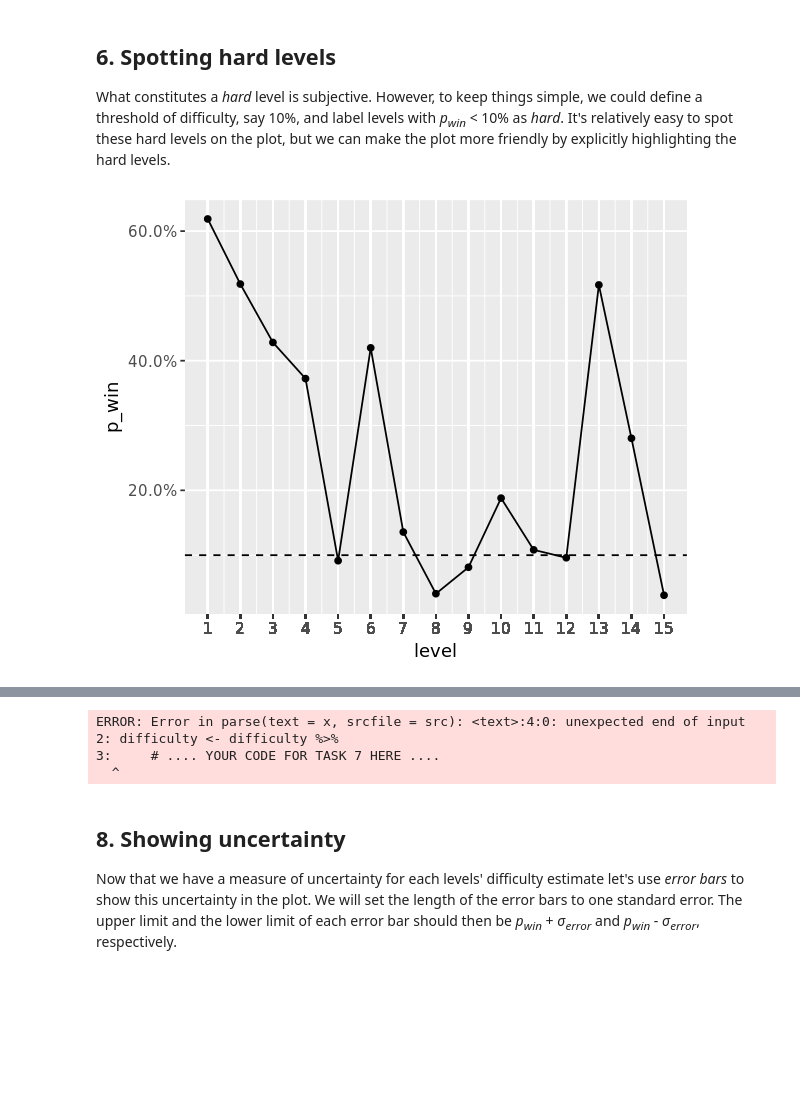
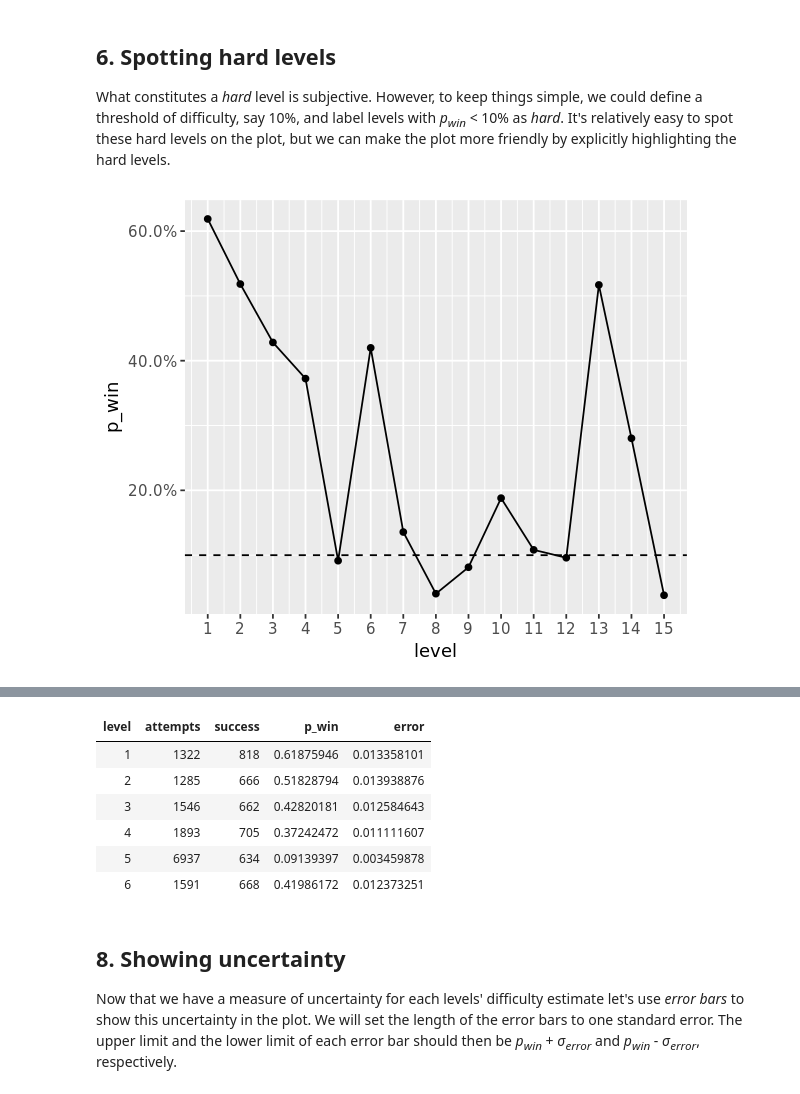
Before and after one commit to skhiearth/Level-Difficulty-in-Candy-Crush-Saga, a Jupyter notebook: notebook.ipynb, the cells around one changed output, grey strips where cells are left out. Drawn from its saved outputs; the diff is of its cells as text; code cells hidden in the pictures; blank space fills up the shorter version.

```diff
--- a/notebook.ipynb
+++ b/notebook.ipynb
@@ -70,7 +70,7 @@ range(data$dt)
 <p>Now, let's compute the difficulty <em>p<sub>win</sub></em> separately for each of the 15 levels.</p>
 # %%
 # Calculating level difficulty
-difficulty <- data%>%group_by(level)%>%summarize(total_attempts = sum(num_attempts), total_success = sum(num_success)) %>% mutate (p_win = total_success / total_attempts)
+difficulty <- data%>%group_by(level)%>%summarize(attempts = sum(num_attempts), success = sum(num_success)) %>% mutate (p_win = success / attempts)
 
 # Printing out the level difficulty
 head(difficulty)
@@ -89,5 +89,7 @@ head(difficulty)
 <p>Now that we have the difficulty of the episode we should plot it. Let's plot a line graph with the levels on the X-axis and the difficulty (<em>p<sub>win</sub></em>) on the Y-axis. We call this plot the <em>difficulty profile</em> of the episode.</p>
 # %%
 # Plotting the level difficulty profile
-ggplot(difficulty, aes(level, p_win)) + geom_line() + scale_x_continuous(breaks = data$level) + scale_y_continuous(labels = scales::percent)
+plot <- ggplot(difficulty, aes(level, p_win)) + geom_line()
+plot <- plot + scale_x_continuous(breaks = 1:15) + scale_y_continuous(labels = scales::percent)
+plot
 # %% [output]
@@ -97,10 +99,10 @@ ggplot(difficulty, aes(level, p_win)) + geom_line() + scale_x_continuous(breaks
 <p>What constitutes a <em>hard</em> level is subjective. However, to keep things simple, we could define a threshold of difficulty, say 10%, and label levels with <em>p<sub>win</sub></em> &lt; 10% as <em>hard</em>. It's relatively easy to spot these hard levels on the plot, but we can make the plot more friendly by explicitly highlighting the hard levels.</p>
 # %%
 # Adding points and a dashed line
-plot <- ggplot(difficulty, aes(level, p_win)) + geom_line() + scale_x_continuous(breaks = data$level) + scale_y_continuous(labels = scales::percent)
-plot + geom_hline(linetype = "dashed", yintercept = 0.1) + geom_point()
+plot <- plot + geom_hline(linetype = "dashed", yintercept = 0.1) + geom_point()
+plot
 # %% [output]
-[figure, old version]
+[figure, new version]
 # %% [markdown]
 ## 7. Computing uncertainty
 <p><img src="https://assets.datacamp.com/production/project_139/img/mr_toffee.jpeg" style="height:350px; float:right"> </p>
@@ -122,13 +124,16 @@ $$ -->
 <p>We already have all we need in the <code>difficulty</code> data frame! Every level has been played <em>n</em> number of times and we have their difficulty <em>p<sub>win</sub></em>. Now, let's calculate the standard error for each level.</p>
 # %%
 # Computing the standard error of p_win for each level
-difficulty <- difficulty %>% mutate(error )
-    # .... YOUR CODE FOR TASK 7 HERE ....
+difficulty <- difficulty %>% mutate(error = sqrt(p_win * (1 - p_win) / attempts))
+head(difficulty)
 # %% [output]
-ERROR: Error in parse(text = x, srcfile = src): <text>:4:0: unexpected end of input
-2: difficulty <- difficulty %>%
-3:     # .... YOUR CODE FOR TASK 7 HERE ....
-  ^
+| level | attempts | success | p_win | error |
+| 1 | 1322 | 818 | 0.61875946 | 0.013358101 |
+| 2 | 1285 | 666 | 0.51828794 | 0.013938876 |
+| 3 | 1546 | 662 | 0.42820181 | 0.012584643 |
+| 4 | 1893 | 705 | 0.37242472 | 0.011111607 |
+| 5 | 6937 | 634 | 0.09139397 | 0.003459878 |
+| 6 | 1591 | 668 | 0.41986172 | 0.012373251 |
 # %% [markdown]
 ## 8. Showing uncertainty
 <p>Now that we have a measure of uncertainty for each levels' difficulty estimate let's use <em>error bars</em> to show this uncertainty in the plot. We will set the length of the error bars to one standard error. The upper limit and the lower limit of each error bar should then be <em>p<sub>win</sub></em> + <em>σ<sub>error</sub></em> and <em>p<sub>win</sub></em> - <em>σ<sub>error</sub></em>, respectively.</p>
```
Also changed, not shown: parts of 5 cells of this notebook.
